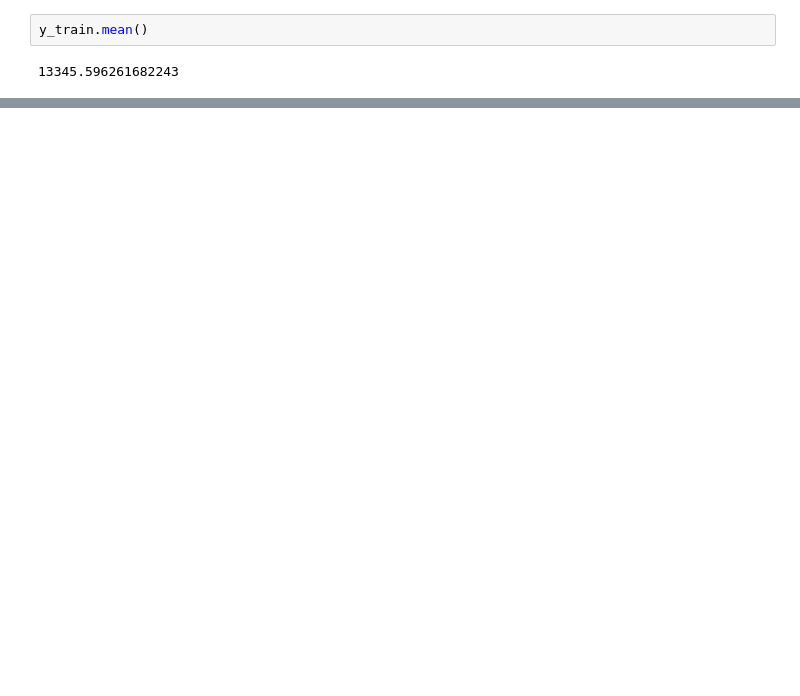
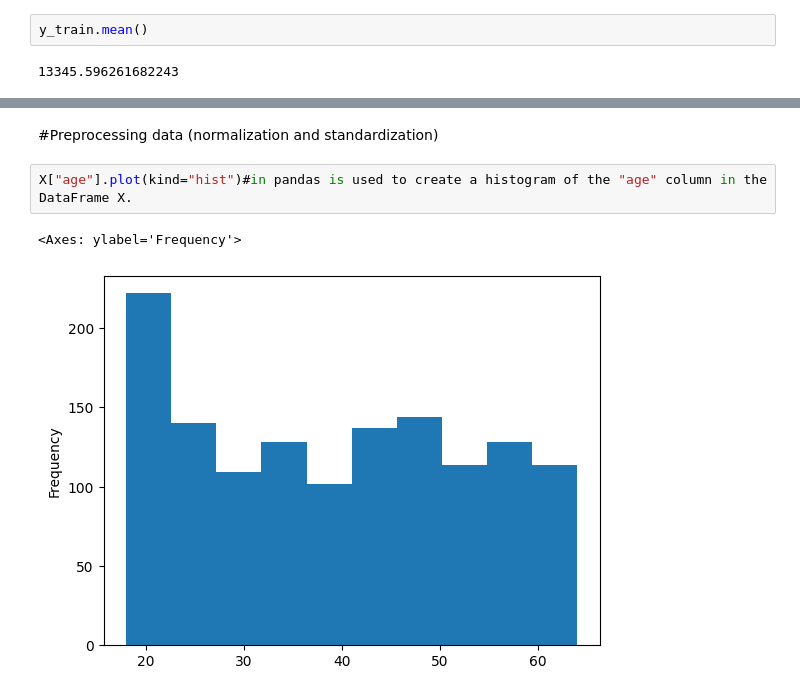
Before and after one commit to ayushstha123/MachineLearning, a Jupyter notebook: medical_cost_personal_predictions.ipynb, the cells around one changed output, grey strips where cells are left out. Saved outputs shown, nothing was run; the diff lists cells and outputs as text; blank space fills up the shorter version.

Commit message:
normalization

```diff
--- a/medical_cost_personal_predictions.ipynb
+++ b/medical_cost_personal_predictions.ipynb
@@ -199,0 +233,7 @@ y_train.mean()
+# %% [markdown]
+#Preprocessing data (normalization and standardization)
+# %%
+X["age"].plot(kind="hist")#in pandas is used to create a histogram of the "age" column in the DataFrame X.
+# %% [output]
+<Axes: ylabel='Frequency'>
+[figure, added]
```
Also changed, not shown: parts of 22 cells of this notebook.
